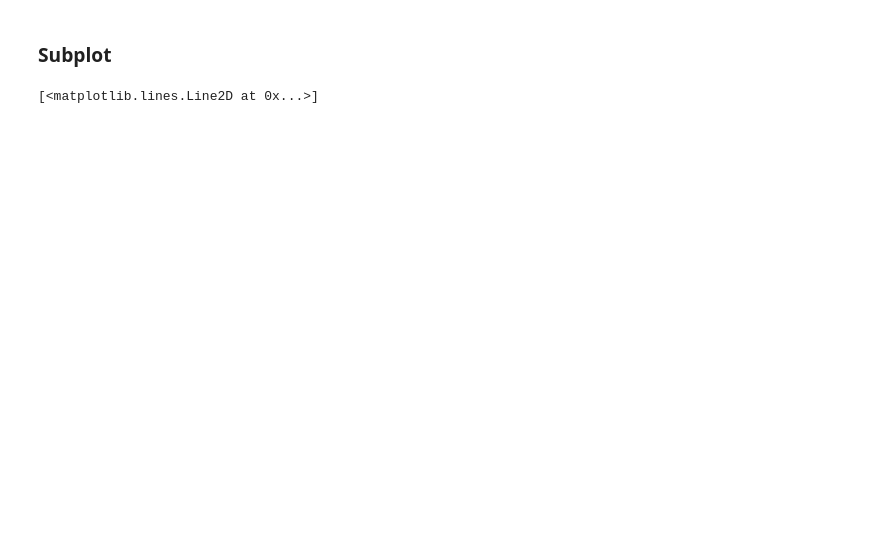
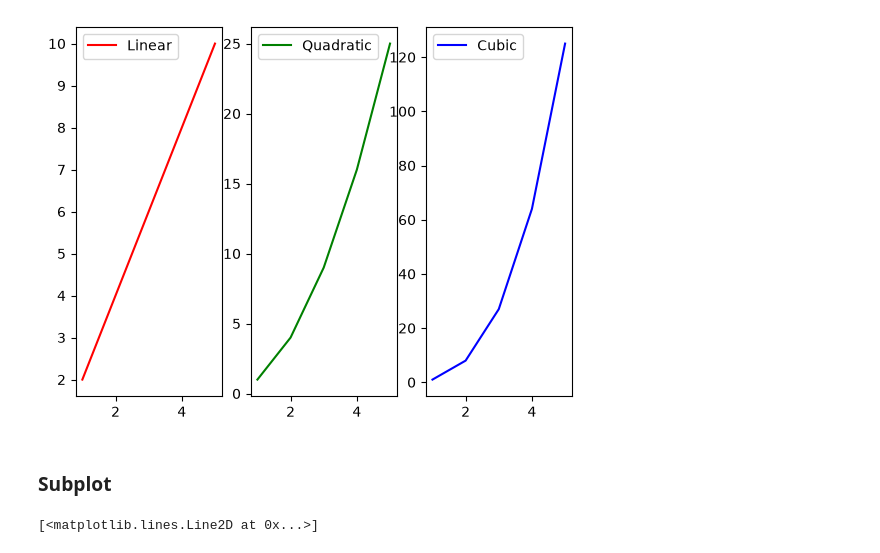
Before and after one commit to Anuragpathak08/Data-Analysis, a Jupyter notebook: 6 matplotlib/m1day02.ipynb, the cells around one changed output. Cells and saved outputs as stored; diff of their text form; code cells hidden in the pictures; blank space fills up the shorter version.

```diff
--- a/6 matplotlib/m1day02.ipynb
+++ b/6 matplotlib/m1day02.ipynb
@@ -11,3 +84,25 @@ plt.plot([2, 34, 56, 10, 34])
+# %%
+
+x = [1, 2, 3, 4, 5]
+
+# First subplot
+plt.subplot(1, 3, 1)
+plt.plot(x, [2, 4, 6, 8, 10], color='r', label='Linear')
+plt.legend()
+
+# Second subplot
+plt.subplot(1, 3, 2)
+plt.plot(x, [1, 4, 9, 16, 25], color='g', label='Quadratic')
+plt.legend()
+
+# Third subplot
+plt.subplot(1, 3, 3)
+plt.plot(x, [1, 8, 27, 64, 125], color='b', label='Cubic')
+plt.legend()
+
+plt.show()
+# %% [output]
+[figure, added]
 # %% [markdown]
 ### Subplot
 # %%
```
Also changed, not shown: parts of 3 cells of this notebook, 3 other files.
